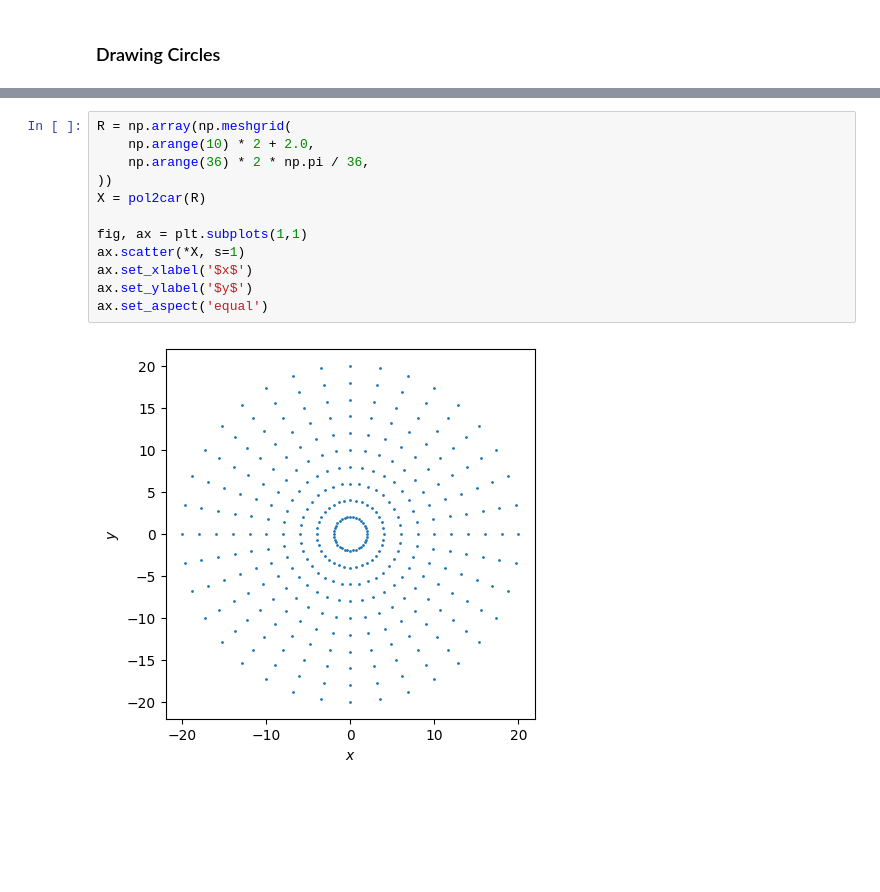
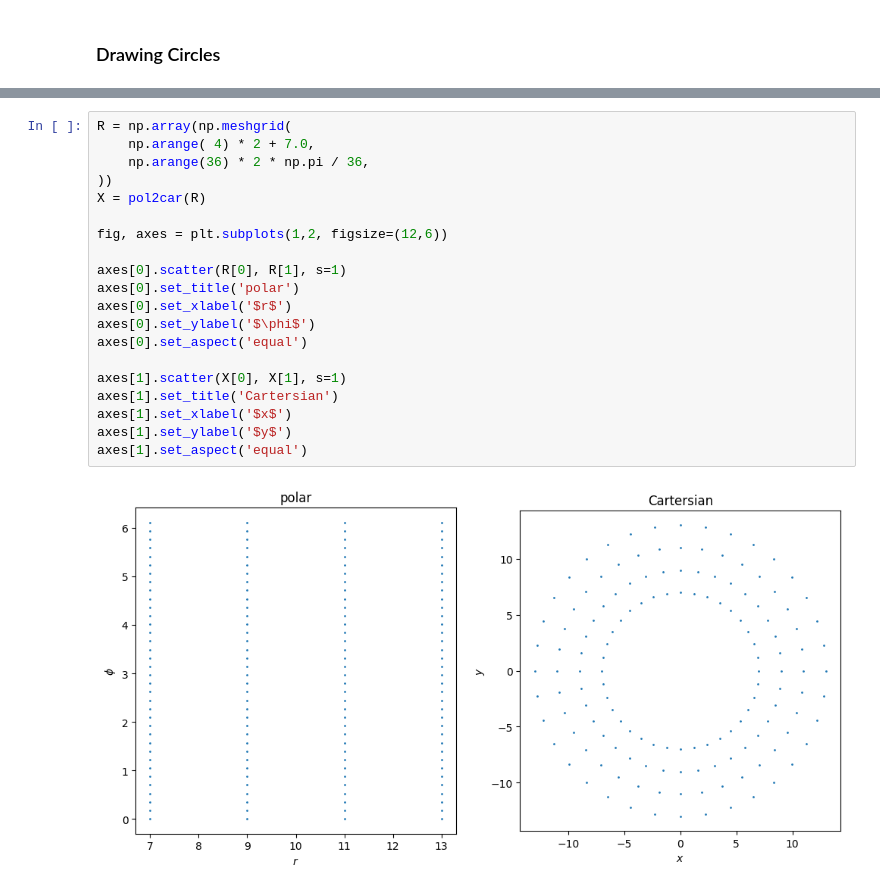
Before and after one commit to rndsrc/dg, a Jupyter notebook: vis.ipynb, the cells around one changed output, grey strips where cells are left out. Cells and saved outputs as stored; diff of their text form; blank space fills up the shorter version.

Commit message:
Simplify the plotting

```diff
--- a/vis.ipynb
+++ b/vis.ipynb
@@ -125,15 +86,23 @@ Text(0, 0.5, '$\\phi$')
 # %%
 R = np.array(np.meshgrid(
-    np.arange(10) * 2 + 2.0,
+    np.arange( 4) * 2 + 7.0,
     np.arange(36) * 2 * np.pi / 36,
 ))
 X = pol2car(R)
 
-fig, ax = plt.subplots(1,1)
-ax.scatter(*X, s=1)
-ax.set_xlabel('$x$')
-ax.set_ylabel('$y$')
-ax.set_aspect('equal')
+fig, axes = plt.subplots(1,2, figsize=(12,6))
+
+axes[0].scatter(R[0], R[1], s=1)
+axes[0].set_title('polar')
+axes[0].set_xlabel('$r$')
+axes[0].set_ylabel('$\phi$')
+axes[0].set_aspect('equal')
+
+axes[1].scatter(X[0], X[1], s=1)
+axes[1].set_title('Cartersian')
+axes[1].set_xlabel('$x$')
+axes[1].set_ylabel('$y$')
+axes[1].set_aspect('equal')
 # %% [output]
-[figure, old version]
+[figure, new version]
 # %%
```
Also changed, not shown: parts of 3 cells of this notebook.
